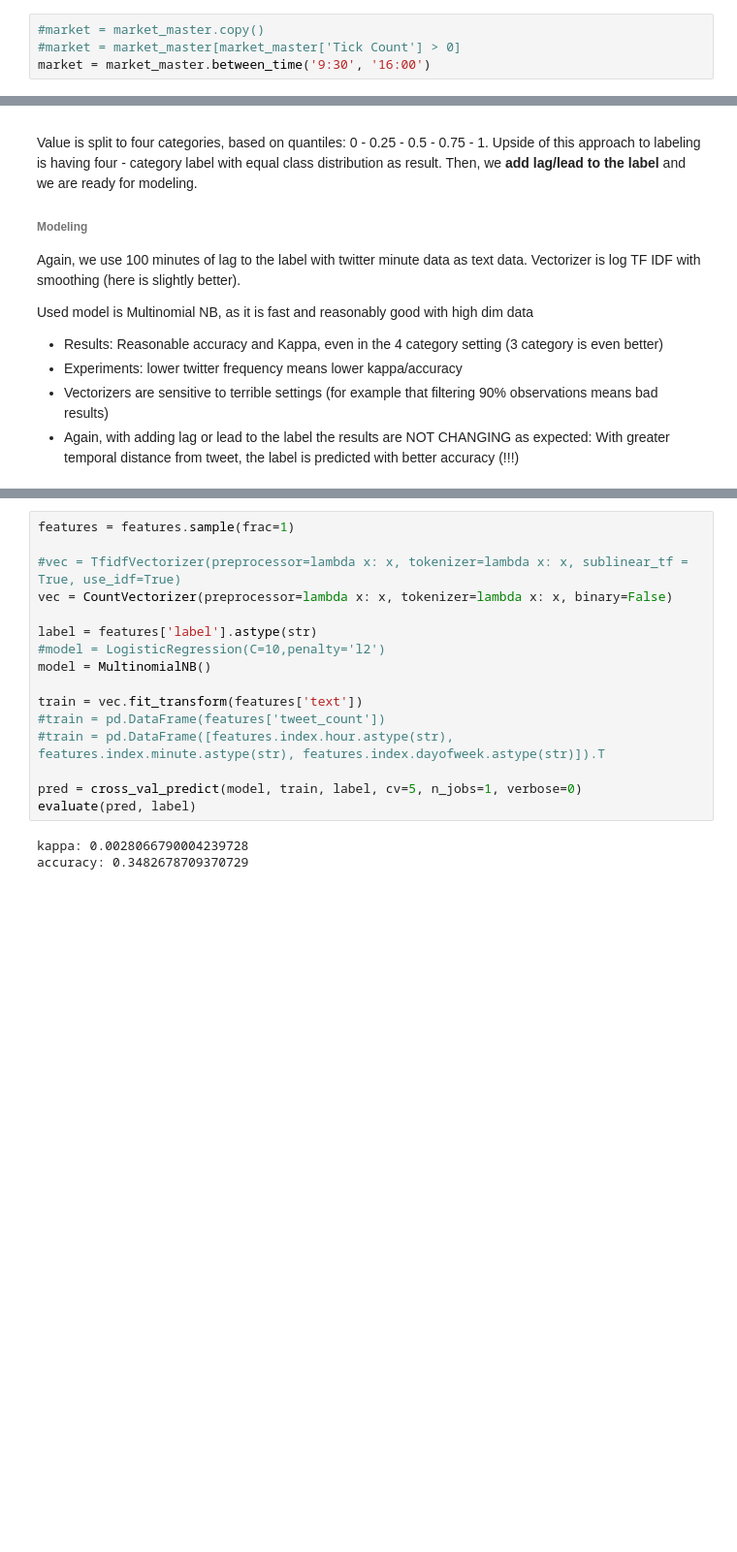
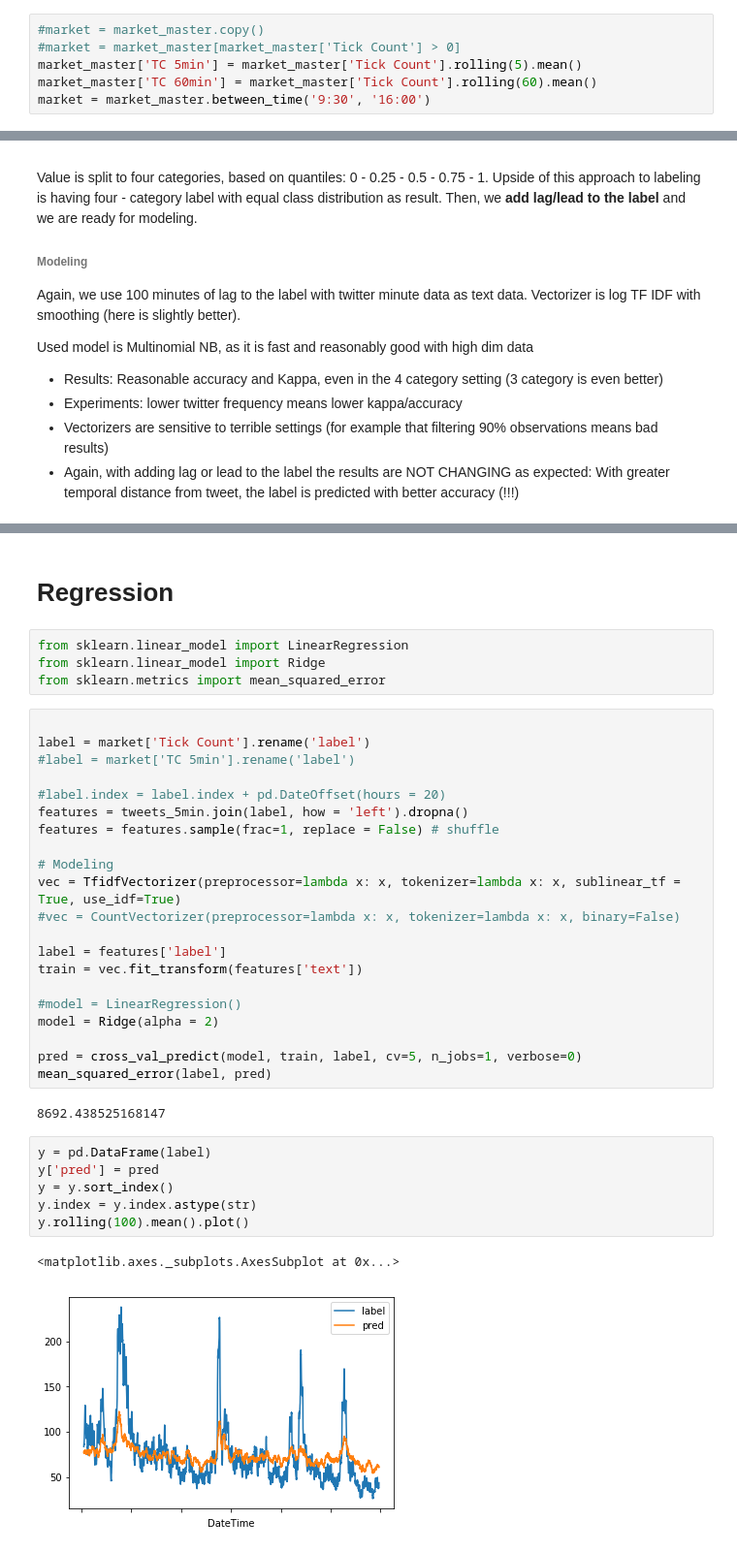
Before and after one commit to VojtechCermak/thesis-notebooks, a Jupyter notebook: 3. Market modeling/Experiment - Google.ipynb, the cells around one changed output, grey strips where cells are left out. Shown at 97% size. Cells and saved outputs as stored; diff of their text form; blank space fills up the shorter version.

```diff
--- a/3. Market modeling/Experiment - Google.ipynb
+++ b/3. Market modeling/Experiment - Google.ipynb
@@ -34,6 +41,8 @@ First of all, we restrict market data to trading hours and bussiness days, other
 # %%
 #market = market_master.copy()
 #market = market_master[market_master['Tick Count'] > 0]
+market_master['TC 5min'] = market_master['Tick Count'].rolling(5).mean()
+market_master['TC 60min'] = market_master['Tick Count'].rolling(60).mean()
 market = market_master.between_time('9:30', '16:00')
 # %%
 # Plots
@@ -178,19 +228,38 @@ features['label'] = pd.qcut(features['label'], [0, .5, 1.])
+# %% [markdown]
+# Regression
+# %%
+from sklearn.linear_model import LinearRegression
+from sklearn.linear_model import Ridge
+from sklearn.metrics import mean_squared_error
 # %%
-features = features.sample(frac=1)
 
-#vec = TfidfVectorizer(preprocessor=lambda x: x, tokenizer=lambda x: x, sublinear_tf = True, use_idf=True)
-vec = CountVectorizer(preprocessor=lambda x: x, tokenizer=lambda x: x, binary=False)
+label = market['Tick Count'].rename('label')
+#label = market['TC 5min'].rename('label')
 
-label = features['label'].astype(str)
-#model = LogisticRegression(C=10,penalty='l2')
-model = MultinomialNB()
+#label.index = label.index + pd.DateOffset(hours = 20)
+features = tweets_5min.join(label, how = 'left').dropna()
+features = features.sample(frac=1, replace = False) # shuffle
 
+# Modeling
+vec = TfidfVectorizer(preprocessor=lambda x: x, tokenizer=lambda x: x, sublinear_tf = True, use_idf=True)
+#vec = CountVectorizer(preprocessor=lambda x: x, tokenizer=lambda x: x, binary=False)
+
+label = features['label']
 train = vec.fit_transform(features['text'])
-#train = pd.DataFrame(features['tweet_count'])
-#train = pd.DataFrame([features.index.hour.astype(str), features.index.minute.astype(str), features.index.dayofweek.astype(str)]).T
+
+#model = LinearRegression()
+model = Ridge(alpha = 2)
 
 pred = cross_val_predict(model, train, label, cv=5, n_jobs=1, verbose=0)
-evaluate(pred, label)
+mean_squared_error(label, pred)
 # %% [output]
-kappa: 0.0028066790004239728
-accuracy: 0.3482678709370729
+8692.438525168147
+# %%
+y = pd.DataFrame(label)
+y['pred'] = pred
+y = y.sort_index()
+y.index = y.index.astype(str)
+y.rolling(100).mean().plot()
+# %% [output]
+<matplotlib.axes._subplots.AxesSubplot at 0x...>
+[figure, added]
```
Also changed, not shown: parts of 14 cells of this notebook.
